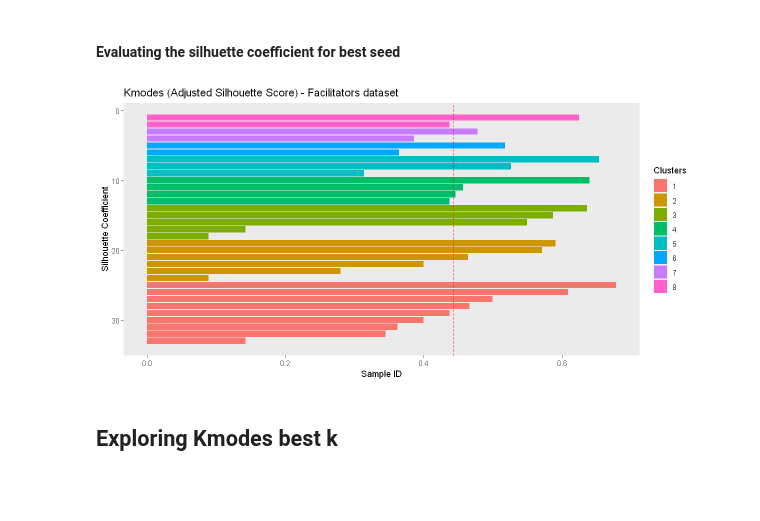
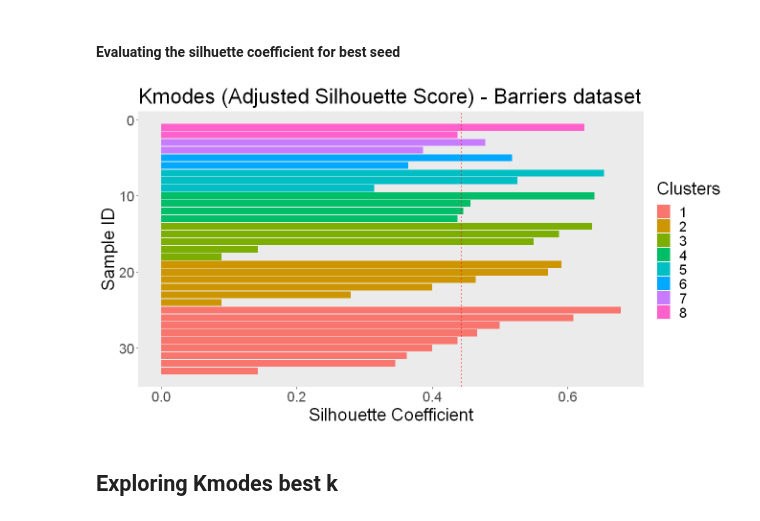
Before and after one commit to LASOS-INT/Barreiras-e-Facilitadores, a Jupyter notebook: R-notebooks/Clustering/barriers/barriers_clustering_kmodes_silhouette/barriers_clustering_kmodes_silhouette.ipynb, the cells around one changed output. Drawn from its saved outputs; the diff is of its cells as text; code cells hidden in the pictures; blank space fills up the shorter version.

```diff
--- a/R-notebooks/Clustering/barriers/barriers_clustering_kmodes_silhouette/barriers_clustering_kmodes_silhouette.ipynb
+++ b/R-notebooks/Clustering/barriers/barriers_clustering_kmodes_silhouette/barriers_clustering_kmodes_silhouette.ipynb
@@ -116,19 +117,23 @@ coef_data <- coef_data[order(coef_data$coef, decreasing=TRUE), ]
 coef_data <- coef_data[order(coef_data$clust, decreasing=TRUE), ]
 coef_data$clust <- as.factor(coef_data$clust )
 coef_data$ID <- seq.int(nrow(coef_data))
-
-ggplot(data = coef_data, aes(y=coef, x=ID, fill=clust)) +
-  geom_bar(stat = "identity") +
-  geom_hline(yintercept=mean(coef_data$coef), linetype="dashed", color = "red") +
-  coord_flip() +
-  scale_x_reverse() +
-  theme(panel.grid.major = element_blank(), panel.grid.minor = element_blank()) +
-  ggtitle("Kmodes (Adjusted Silhouette Score) - Facilitators dataset") +
-  xlab("Silhouette Coefficient") +
-  ylab("Sample ID") + scale_fill_discrete(name = "Clusters")
-  ggsave(path="graphs", file="coefficients.jpeg", width = 10, height = 5)
-# %% [output]
-[figure, removed]
+# %%
+options(repr.plot.width = 11, repr.plot.height =6)
+ggplot(data = coef_data, aes(y=coef, x=ID, fill=clust)) +
+  geom_bar(stat = "identity") +
+  geom_hline(yintercept=mean(coef_data$coef), linetype="dashed", color = "red") +
+  coord_flip() +
+  scale_x_reverse() +
+  theme(panel.grid.major = element_blank(), panel.grid.minor = element_blank()) +
+  ggtitle("Kmodes (Adjusted Silhouette Score) - Barriers dataset") +
+  xlab("Sample ID") +
+  ylab("Silhouette Coefficient") +
+  scale_fill_discrete(name = "Clusters") +
+  theme(text = element_text(size = 22))
+
+ggsave(path="graphs", file="coefficients_KS.jpeg", width = 11, height = 5)
+# %% [output]
+[figure, added]
 # %% [markdown]
 ## Exploring Kmodes best k
 # %%
```
Also changed, not shown: parts of 1 cell of this notebook, 30 other files.
